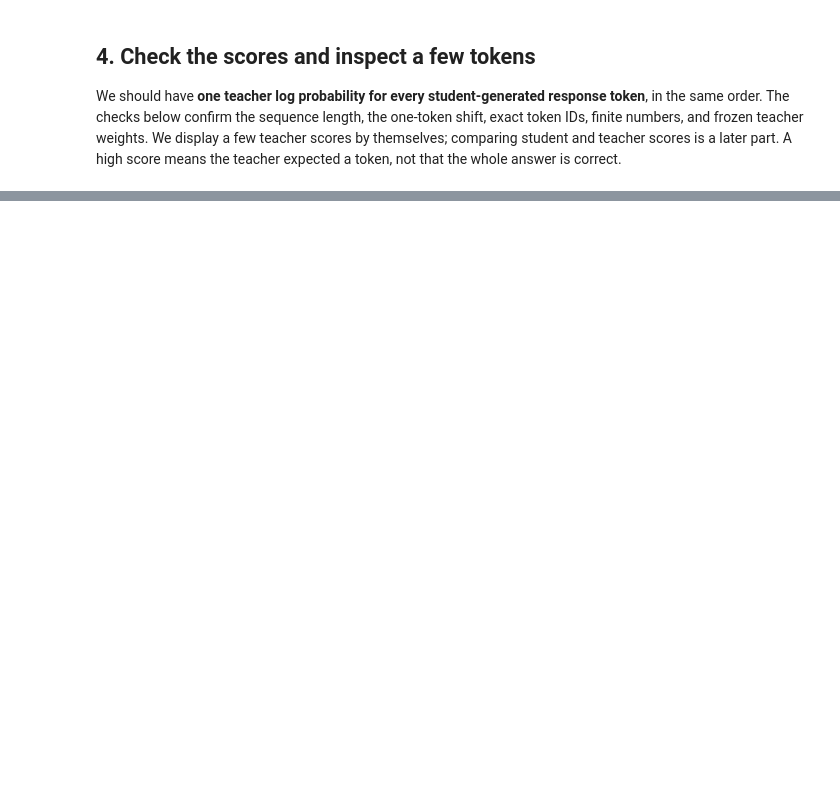
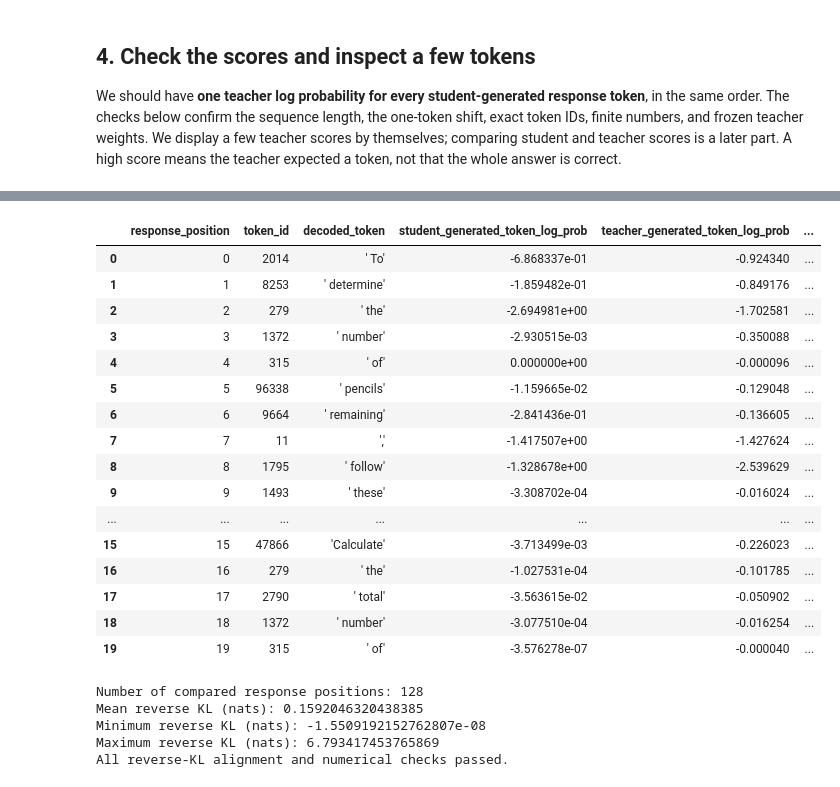
Before and after one commit to igoldin670/on-policy-distillation, a Jupyter notebook: notebooks/01_reverse_kl_demo.ipynb, the cells around one changed output, grey strips where cells are left out. Cells and saved outputs as stored; diff of their text form; code cells hidden in the pictures; blank space fills up the shorter version.

Commit message:
Add reverse KL notebook milestone

```diff
--- a/notebooks/01_reverse_kl_demo.ipynb
+++ b/notebooks/01_reverse_kl_demo.ipynb
@@ -814,0 +944,69 @@ This is one short demonstration response. The 128-token limit may stop it before
+# %%
+# Each full distribution must reproduce the selected-token scores from
+# Parts 2 and 4. This catches a response-boundary or one-token-shift mistake.
+student_selected_again = student_response_all_log_probs.gather(
+    dim=-1, index=response_token_ids.unsqueeze(-1)
+).squeeze(-1)
+teacher_selected_again = teacher_response_all_log_probs.gather(
+    dim=-1, index=response_token_ids.unsqueeze(-1)
+).squeeze(-1)
+assert torch.allclose(student_selected_again, response_student_log_probs, atol=1e-4)
+assert torch.allclose(teacher_selected_again, teacher_response_log_probs, atol=1e-4)
+
+# One probability distribution and one KL value belong to each generated
+# response token. The prompt positions have already been excluded.
+assert response_reverse_kl.shape == response_token_ids.shape
+assert torch.isfinite(student_response_all_log_probs).all()
+assert torch.isfinite(teacher_response_all_log_probs).all()
+assert torch.isfinite(response_reverse_kl).all()
+assert torch.allclose(
+    student_response_all_probs.sum(dim=-1),
+    torch.ones_like(response_reverse_kl),
+    atol=1e-4,
+)
+assert (response_reverse_kl >= -1e-4).all()
+assert not response_reverse_kl.requires_grad
+assert not any(parameter.requires_grad for parameter in teacher.parameters())
+
+# [0] selects our one trajectory. One row corresponds to one response token;
+# repr() makes a leading space or newline in decoded text visible.
+reverse_kl_table = pd.DataFrame({
+    "response_position": list(range(response_length)),
+    "token_id": response_token_ids[0].cpu().tolist(),
+    "decoded_token": [
+        repr(tokenizer.decode([token_id]))
+        for token_id in response_token_ids[0].cpu().tolist()
+    ],
+    "student_generated_token_log_prob": response_student_log_probs[0].cpu().tolist(),
+    "teacher_generated_token_log_prob": teacher_response_log_probs[0].cpu().tolist(),
+    "reverse_kl_nats": response_reverse_kl[0].cpu().tolist(),
+})
+display(reverse_kl_table.head(20))
+print("Number of compared response positions:", response_length)
+print("Mean reverse KL (nats):", mean_response_reverse_kl.item())
+print("Minimum reverse KL (nats):", response_reverse_kl.min().item())
+print("Maximum reverse KL (nats):", response_reverse_kl.max().item())
+print("All reverse-KL alignment and numerical checks passed.")
+# %% [output]
+|  | response_position | token_id | decoded_token | student_generated_token_log_prob | teacher_generated_token_log_prob | ... |
+| 0 | 0 | 2014 | ' To' | -6.868337e-01 | -0.924340 | ... |
+| 1 | 1 | 8253 | ' determine' | -1.859482e-01 | -0.849176 | ... |
+| 2 | 2 | 279 | ' the' | -2.694981e+00 | -1.702581 | ... |
+| 3 | 3 | 1372 | ' number' | -2.930515e-03 | -0.350088 | ... |
+| 4 | 4 | 315 | ' of' | 0.000000e+00 | -0.000096 | ... |
+| 5 | 5 | 96338 | ' pencils' | -1.159665e-02 | -0.129048 | ... |
+| 6 | 6 | 9664 | ' remaining' | -2.841436e-01 | -0.136605 | ... |
+| 7 | 7 | 11 | ',' | -1.417507e+00 | -1.427624 | ... |
+| 8 | 8 | 1795 | ' follow' | -1.328678e+00 | -2.539629 | ... |
+| 9 | 9 | 1493 | ' these' | -3.308702e-04 | -0.016024 | ... |
+| ... | ... | ... | ... | ... | ... | ... |
+| 15 | 15 | 47866 | 'Calculate' | -3.713499e-03 | -0.226023 | ... |
+| 16 | 16 | 279 | ' the' | -1.027531e-04 | -0.101785 | ... |
+| 17 | 17 | 2790 | ' total' | -3.563615e-02 | -0.050902 | ... |
+| 18 | 18 | 1372 | ' number' | -3.077510e-04 | -0.016254 | ... |
+| 19 | 19 | 315 | ' of' | -3.576278e-07 | -0.000040 | ... |
+Number of compared response positions: 128
+Mean reverse KL (nats): 0.1592046320438385
+Minimum reverse KL (nats): -1.5509192152762807e-08
+Maximum reverse KL (nats): 6.793417453765869
+All reverse-KL alignment and numerical checks passed.
```
Also changed, not shown: parts of 14 cells of this notebook, 1 other file.
